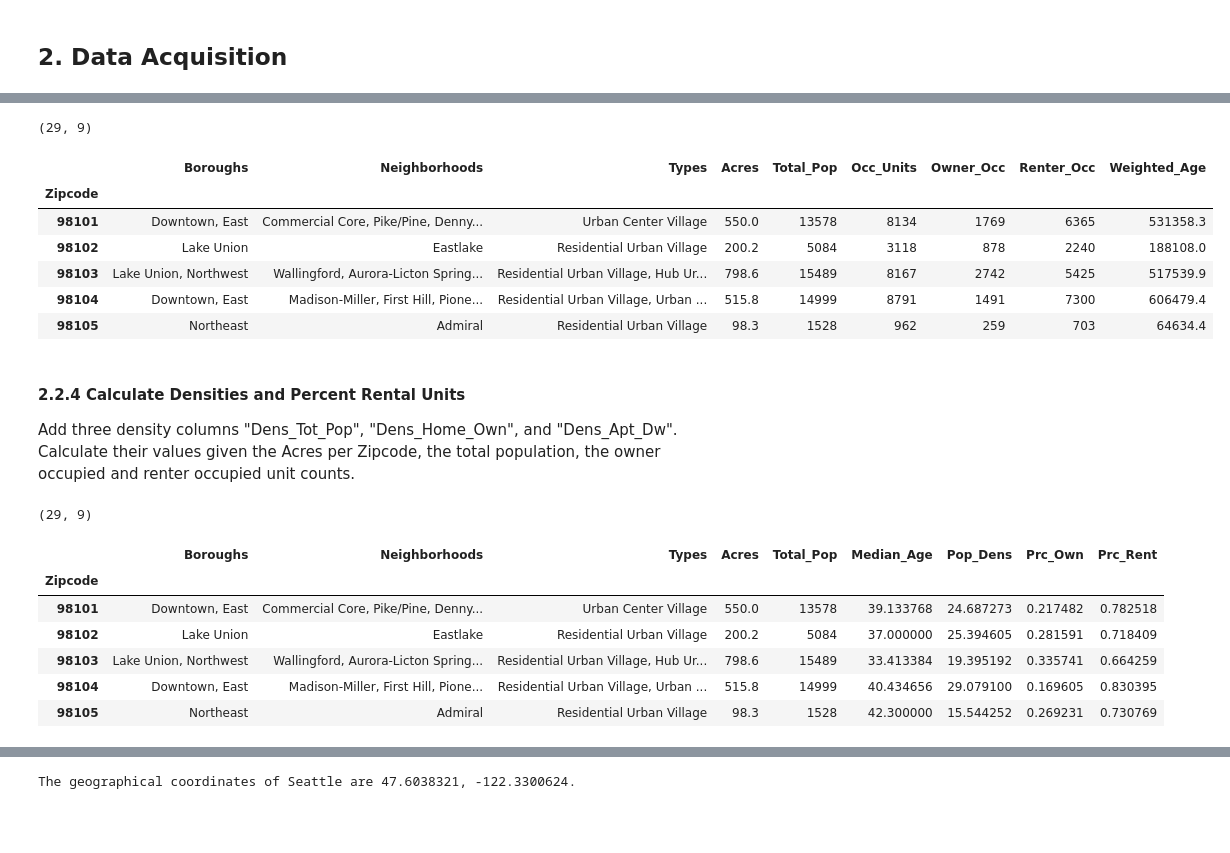
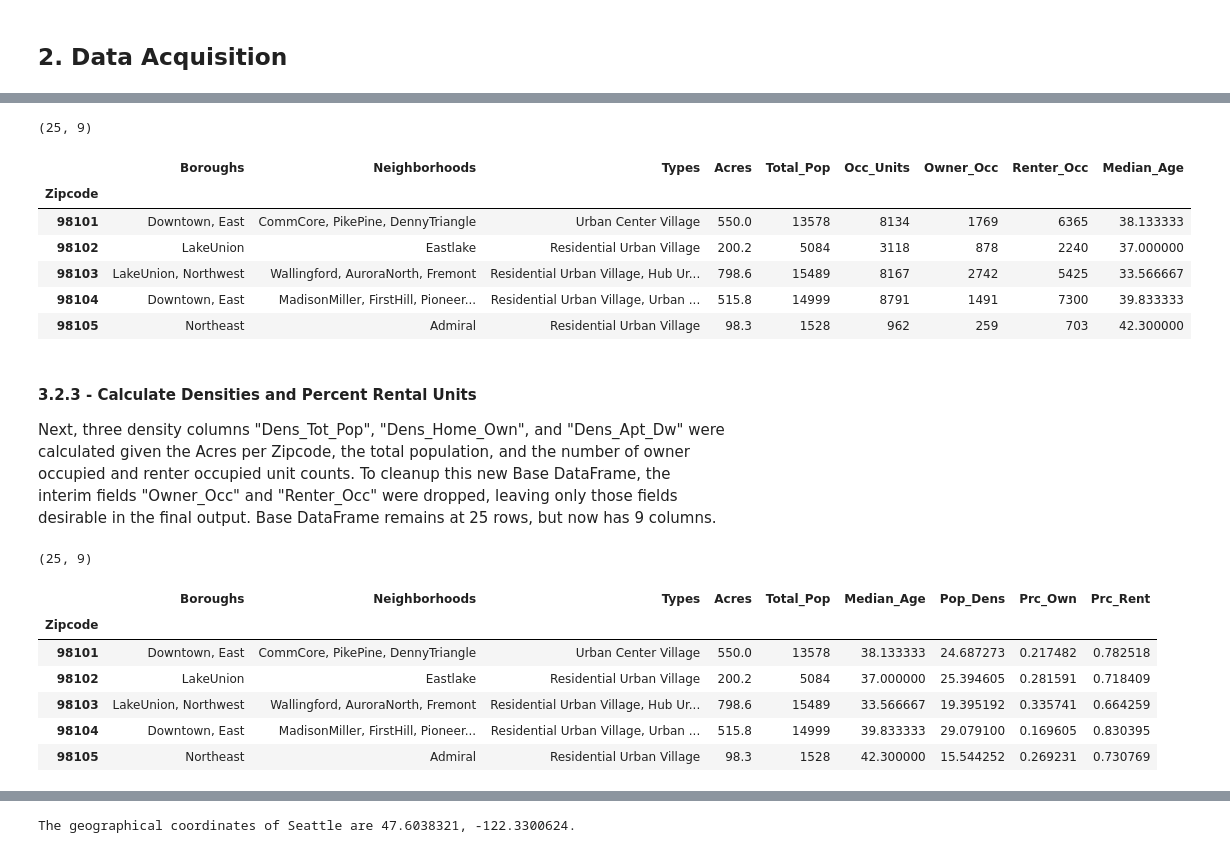
Before and after one commit to dqampierce/Coursera_Capstone, a Jupyter notebook: Capstone Week 5 Notebook.ipynb, the cells around one changed output, grey strips where cells are left out. Cells and saved outputs as stored; diff of their text form; code cells hidden in the pictures; blank space fills up the shorter version.

```diff
--- a/Capstone Week 5 Notebook.ipynb
+++ b/Capstone Week 5 Notebook.ipynb
@@ -147,4 +188,0 @@ df_clean.head()
-# %%
-# Multiply each original row's Median_Age times number of Total_Pop to weight the Median_Age for subsequent averaging
-df_clean['Weighted_Age'] = df_clean['Median_Age'] * df_clean['Total_Pop']
-df_clean.head()
@@ -232,33 +230,32 @@ df_zip_3str.head()
 # %%
-# Append Summable Numeric Columns 'Acres', 'Total_Pop', etc. as Sum()'s rolled up to Zipcode level
+# Append Columns 'Acres', 'Total_Pop', etc. as SUM()'s and 'Median_Age' as MEAN() rolled up to Zipcode level
 df_base = pd.merge(df_zip_3str, df_clean.groupby('Zipcode')['Acres'].sum(), on="Zipcode", how="left")
 df_base = pd.merge(df_base, df_clean.groupby('Zipcode')['Total_Pop'].sum(), on="Zipcode", how="left")
 df_base = pd.merge(df_base, df_clean.groupby('Zipcode')['Occ_Units'].sum(), on="Zipcode", how="left")
 df_base = pd.merge(df_base, df_clean.groupby('Zipcode')['Owner_Occ'].sum(), on="Zipcode", how="left")
 df_base = pd.merge(df_base, df_clean.groupby('Zipcode')['Renter_Occ'].sum(), on="Zipcode", how="left")
-df_base = pd.merge(df_base, df_clean.groupby('Zipcode')['Weighted_Age'].sum(), on="Zipcode", how="left")
+df_base = pd.merge(df_base, df_clean.groupby('Zipcode')['Median_Age'].mean(), on="Zipcode", how="left")
 
 # Verify
 print(df_base.shape)
 df_base.head()
 # %% [output]
-(29, 9)
+(25, 9)
-|  | Boroughs | Neighborhoods | Types | Acres | Total_Pop | Occ_Units | Owner_Occ | Renter_Occ | Weighted_Age |
+|  | Boroughs | Neighborhoods | Types | Acres | Total_Pop | Occ_Units | Owner_Occ | Renter_Occ | Median_Age |
 | Zipcode |  |  |  |  |  |  |  |  |  |
-| 98101 | Downtown, East | Commercial Core, Pike/Pine, Denny... | Urban Center Village | 550.0 | 13578 | 8134 | 1769 | 6365 | 531358.3 |
-| 98102 | Lake Union | Eastlake | Residential Urban Village | 200.2 | 5084 | 3118 | 878 | 2240 | 188108.0 |
-| 98103 | Lake Union, Northwest | Wallingford, Aurora-Licton Spring... | Residential Urban Village, Hub Ur... | 798.6 | 15489 | 8167 | 2742 | 5425 | 517539.9 |
-| 98104 | Downtown, East | Madison-Miller, First Hill, Pione... | Residential Urban Village, Urban ... | 515.8 | 14999 | 8791 | 1491 | 7300 | 606479.4 |
-| 98105 | Northeast | Admiral | Residential Urban Village | 98.3 | 1528 | 962 | 259 | 703 | 64634.4 |
+| 98101 | Downtown, East | CommCore, PikePine, DennyTriangle | Urban Center Village | 550.0 | 13578 | 8134 | 1769 | 6365 | 38.133333 |
+| 98102 | LakeUnion | Eastlake | Residential Urban Village | 200.2 | 5084 | 3118 | 878 | 2240 | 37.000000 |
+| 98103 | LakeUnion, Northwest | Wallingford, AuroraNorth, Fremont | Residential Urban Village, Hub Ur... | 798.6 | 15489 | 8167 | 2742 | 5425 | 33.566667 |
+| 98104 | Downtown, East | MadisonMiller, FirstHill, Pioneer... | Residential Urban Village, Urban ... | 515.8 | 14999 | 8791 | 1491 | 7300 | 39.833333 |
+| 98105 | Northeast | Admiral | Residential Urban Village | 98.3 | 1528 | 962 | 259 | 703 | 42.300000 |
 # %% [markdown]
-#### 2.2.4 Calculate Densities and Percent Rental Units
-Add three density columns "Dens_Tot_Pop", "Dens_Home_Own", and "Dens_Apt_Dw".  Calculate their values given the Acres per Zipcode, the total population, the owner occupied and renter occupied unit counts.
+#### 3.2.3 - Calculate Densities and Percent Rental Units
+Next, three density columns "Dens_Tot_Pop", "Dens_Home_Own", and "Dens_Apt_Dw" were calculated given the Acres per Zipcode, the total population, and the number of owner occupied and renter occupied unit counts.  To cleanup this new Base DataFrame, the interim fields "Owner_Occ" and "Renter_Occ" were dropped, leaving only those fields desirable in the final output.  Base DataFrame remains at 25 rows, but now has 9 columns.
 # %%
 # Calculate three densities and tack on percent Rental units
 df_base["Pop_Dens"] = df_base["Total_Pop"] / df_base["Acres"]
 df_base["Prc_Own"] = df_base["Owner_Occ"] / df_base["Occ_Units"]
 df_base["Prc_Rent"] = df_base["Renter_Occ"] / df_base["Occ_Units"]
-df_base["Median_Age"] = df_base["Weighted_Age"] / df_base["Total_Pop"]
 
 # Strip down to just the columns we need to carry forward
 # New subset DataFrame with just the columns we want to extract out of df_sea_neigh_raw
@@ -269,11 +266,11 @@ df_base = df_base[["Boroughs","Neighborhoods","Types","Acres","Total_Pop","Media
 print(df_base.shape)
 df_base.head()
 # %% [output]
-(29, 9)
+(25, 9)
 |  | Boroughs | Neighborhoods | Types | Acres | Total_Pop | Median_Age | Pop_Dens | Prc_Own | Prc_Rent |
 | Zipcode |  |  |  |  |  |  |  |  |  |
-| 98101 | Downtown, East | Commercial Core, Pike/Pine, Denny... | Urban Center Village | 550.0 | 13578 | 39.133768 | 24.687273 | 0.217482 | 0.782518 |
-| 98102 | Lake Union | Eastlake | Residential Urban Village | 200.2 | 5084 | 37.000000 | 25.394605 | 0.281591 | 0.718409 |
-| 98103 | Lake Union, Northwest | Wallingford, Aurora-Licton Spring... | Residential Urban Village, Hub Ur... | 798.6 | 15489 | 33.413384 | 19.395192 | 0.335741 | 0.664259 |
-| 98104 | Downtown, East | Madison-Miller, First Hill, Pione... | Residential Urban Village, Urban ... | 515.8 | 14999 | 40.434656 | 29.079100 | 0.169605 | 0.830395 |
+| 98101 | Downtown, East | CommCore, PikePine, DennyTriangle | Urban Center Village | 550.0 | 13578 | 38.133333 | 24.687273 | 0.217482 | 0.782518 |
+| 98102 | LakeUnion | Eastlake | Residential Urban Village | 200.2 | 5084 | 37.000000 | 25.394605 | 0.281591 | 0.718409 |
+| 98103 | LakeUnion, Northwest | Wallingford, AuroraNorth, Fremont | Residential Urban Village, Hub Ur... | 798.6 | 15489 | 33.566667 | 19.395192 | 0.335741 | 0.664259 |
+| 98104 | Downtown, East | MadisonMiller, FirstHill, Pioneer... | Residential Urban Village, Urban ... | 515.8 | 14999 | 39.833333 | 29.079100 | 0.169605 | 0.830395 |
 | 98105 | Northeast | Admiral | Residential Urban Village | 98.3 | 1528 | 42.300000 | 15.544252 | 0.269231 | 0.730769 |
```
Also changed, not shown: parts of 118 cells of this notebook, 2 other files.
